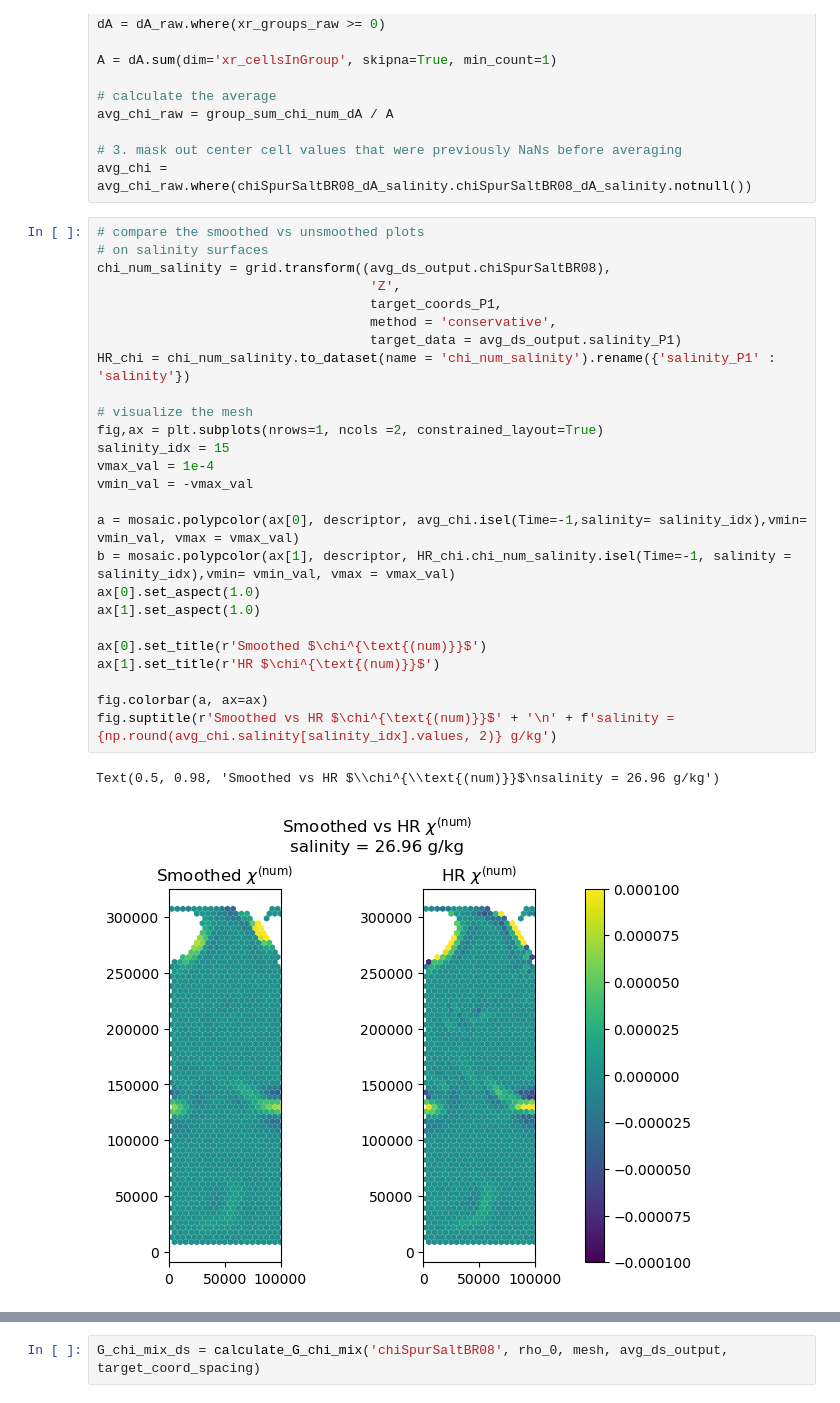
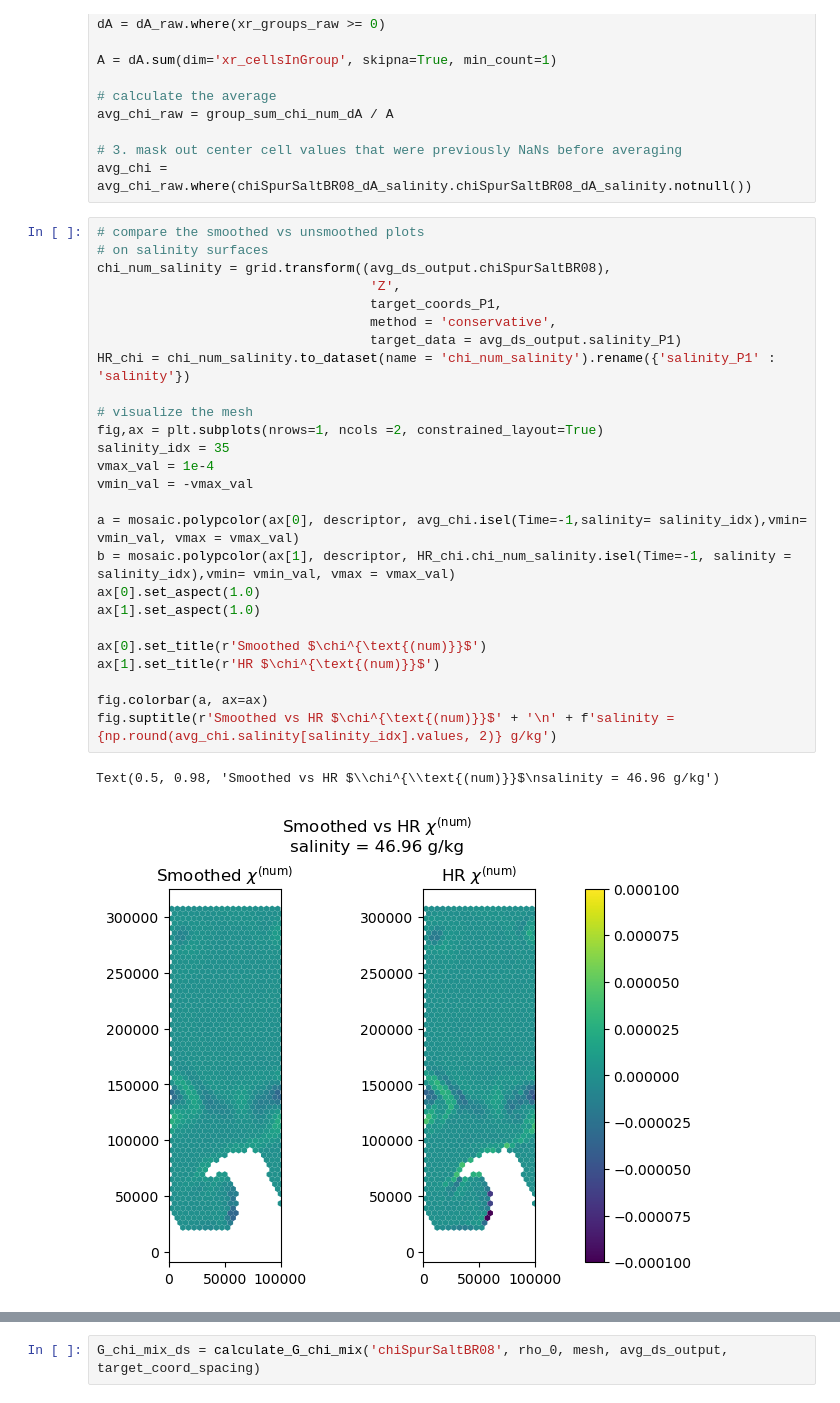
Before and after one commit to kailauyeda/WMT_DVD, a Jupyter notebook: bichan/analysis/spatial_smoothing.ipynb, the cells around one changed output, grey strips where cells are left out. Saved outputs shown, nothing was run; the diff lists cells and outputs as text.

```diff
--- a/bichan/analysis/spatial_smoothing.ipynb
+++ b/bichan/analysis/spatial_smoothing.ipynb
@@ -293,32 +293,32 @@ avg_chi = avg_chi_raw.where(chiSpurSaltBR08_dA_salinity.chiSpurSaltBR08_dA_salin
 # %%
 # compare the smoothed vs unsmoothed plots
 # on salinity surfaces
 chi_num_salinity = grid.transform((avg_ds_output.chiSpurSaltBR08),
                                    'Z',
                                    target_coords_P1,
                                    method = 'conservative',
                                    target_data = avg_ds_output.salinity_P1)
 HR_chi = chi_num_salinity.to_dataset(name = 'chi_num_salinity').rename({'salinity_P1' : 'salinity'})
 
 # visualize the mesh
 fig,ax = plt.subplots(nrows=1, ncols =2, constrained_layout=True)
-salinity_idx = 15
+salinity_idx = 35
 vmax_val = 1e-4
 vmin_val = -vmax_val
 
 a = mosaic.polypcolor(ax[0], descriptor, avg_chi.isel(Time=-1,salinity= salinity_idx),vmin= vmin_val, vmax = vmax_val)
 b = mosaic.polypcolor(ax[1], descriptor, HR_chi.chi_num_salinity.isel(Time=-1, salinity = salinity_idx),vmin= vmin_val, vmax = vmax_val)
 ax[0].set_aspect(1.0)
 ax[1].set_aspect(1.0)
 
 ax[0].set_title(r'Smoothed $\chi^{\text{(num)}}$')
 ax[1].set_title(r'HR $\chi^{\text{(num)}}$')
 
 fig.colorbar(a, ax=ax)
 fig.suptitle(r'Smoothed vs HR $\chi^{\text{(num)}}$' + '\n' + f'salinity = {np.round(avg_chi.salinity[salinity_idx].values, 2)} g/kg')
 # %% [output]
-Text(0.5, 0.98, 'Smoothed vs HR $\\chi^{\\text{(num)}}$\nsalinity = 26.96 g/kg')
+Text(0.5, 0.98, 'Smoothed vs HR $\\chi^{\\text{(num)}}$\nsalinity = 46.96 g/kg')
-[figure, old version]
+[figure, new version]
 # %%
 # calculate G_mix usng the smoothed values
 # since the chi_num term has already been remapped to salinity coordinates, we calculate G_num from a different place than the usual function
```
Also changed, not shown: parts of 4 cells of this notebook.
